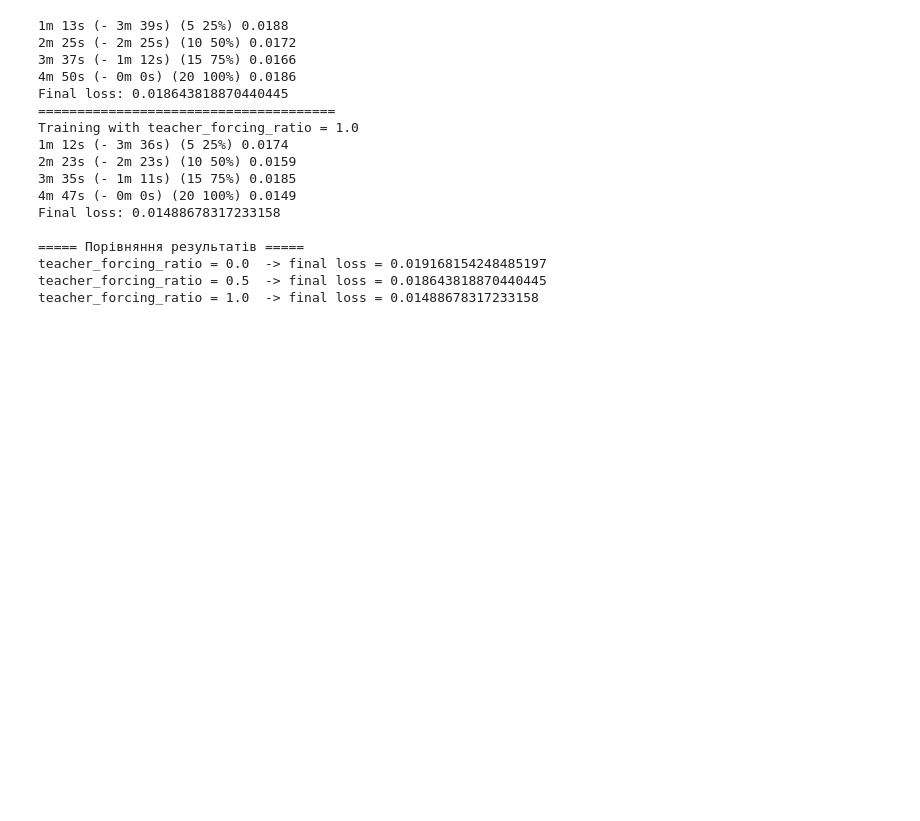
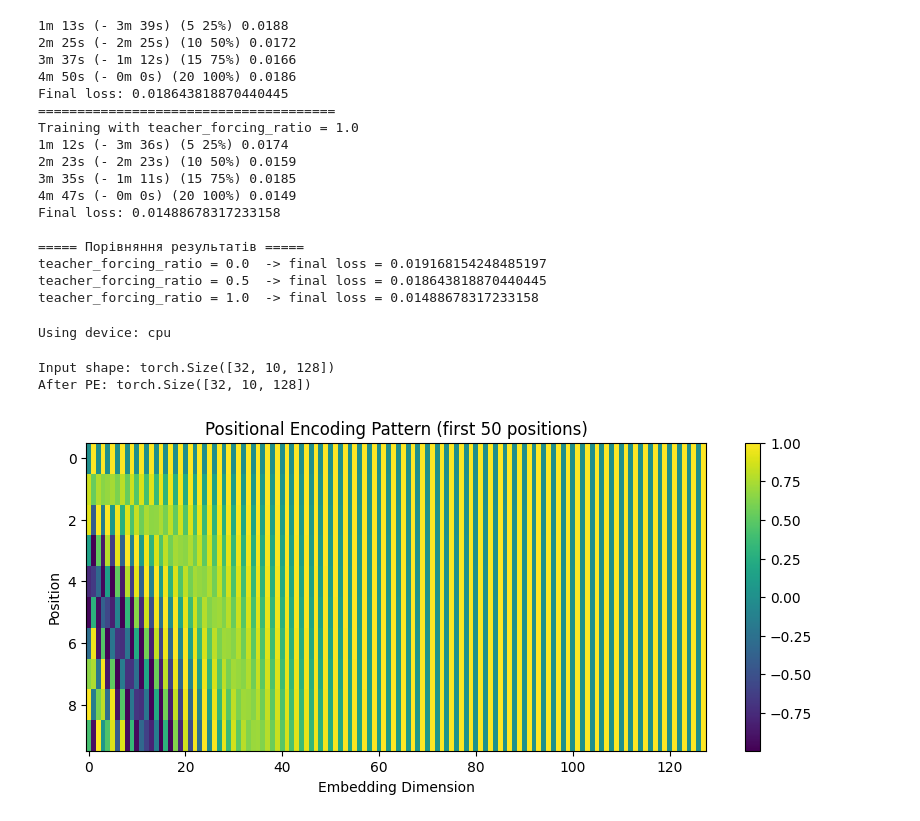
Before and after one commit to Prosik2205/NLP_Course, a Jupyter notebook: HW6.ipynb, the cells around one changed output. Saved outputs shown, nothing was run; the diff lists cells and outputs as text; code cells hidden in the pictures; blank space fills up the shorter version.

```diff
--- a/HW6.ipynb
+++ b/HW6.ipynb
@@ -887,3 +882,82 @@ Final loss: 0.01488678317233158
 teacher_forcing_ratio = 0.0  -> final loss = 0.019168154248485197
 teacher_forcing_ratio = 0.5  -> final loss = 0.018643818870440445
 teacher_forcing_ratio = 1.0  -> final loss = 0.01488678317233158
+# %%
+import torch
+import torch.nn as nn
+import torch.nn.functional as F
+from torch import optim
+from torch.utils.data import TensorDataset, DataLoader, RandomSampler
+import numpy as np
+import math
+import time
+import matplotlib.pyplot as plt
+import matplotlib.ticker as ticker
+
+device = torch.device("cuda" if torch.cuda.is_available() else "cpu")
+print(f"Using device: {device}")
+
+SOS_token = 0
+EOS_token = 1
+PAD_token = 2
+MAX_LENGTH = 10
+
+batch_size = 32
+# %% [output]
+Using device: cpu
+# %%
+#Part 2 | Step 1
+class PositionalEncoding(nn.Module):
+ """
+ Adds positional information to token embeddings using sine and cosine
+functions.
+ """
+ def __init__(self, d_model, max_len=5000, dropout=0.1):
+    super(PositionalEncoding, self).__init__()
+    self.dropout = nn.Dropout(p=dropout)
+
+    # Create a matrix of shape (max_len, d_model) for positional encodings
+    pe = torch.zeros(max_len, d_model)
+    position = torch.arange(0, max_len,dtype=torch.float).unsqueeze(1)
+    # Compute the div_term for sine and cosine
+    div_term = torch.exp(torch.arange(0, d_model, 2).float() * (-math.log(10000.0) / d_model))
+
+    # Apply sine to even indices (0, 2, 4, ...)
+    pe[:, 0::2] = torch.sin(position * div_term)
+    # Apply cosine to odd indices (1, 3, 5, ...)
+    pe[:, 1::2] = torch.cos(position * div_term)
+
+    # Add batch dimension: (max_len, d_model) -> (1, max_len, d_model)
+    pe = pe.unsqueeze(0)
+
+    # Register as buffer (not a parameter, but part of the model state)
+    self.register_buffer('pe', pe)
+
+ def forward(self, x):
+    # x: [batch_size, seq_len, d_model]
+    # Add positional encoding to input embeddings
+    x = x + self.pe[:, :x.size(1), :]
+    return self.dropout(x)
+
+d_model = 128
+pe_module = PositionalEncoding(d_model, max_len=MAX_LENGTH)
+
+# Create dummy embeddings
+dummy_embeddings = torch.randn(batch_size, MAX_LENGTH, d_model)
+encoded = pe_module(dummy_embeddings)
+print(f"Input shape: {dummy_embeddings.shape}")
+print(f"After PE: {encoded.shape}")
+
+# Visualize positional encoding pattern
+plt.figure(figsize=(10, 4))
+plt.imshow(pe_module.pe[0, :50, :].numpy(), cmap='viridis', aspect='auto')
+plt.colorbar()
+plt.xlabel("Embedding Dimension")
+plt.ylabel("Position")
+plt.title("Positional Encoding Pattern (first 50 positions)")
+plt.savefig("positional_encoding.png")
+plt.show()
+# %% [output]
+Input shape: torch.Size([32, 10, 128])
+After PE: torch.Size([32, 10, 128])
+[figure, added]
```
Also changed, not shown: parts of 7 cells of this notebook, 2 other files.
